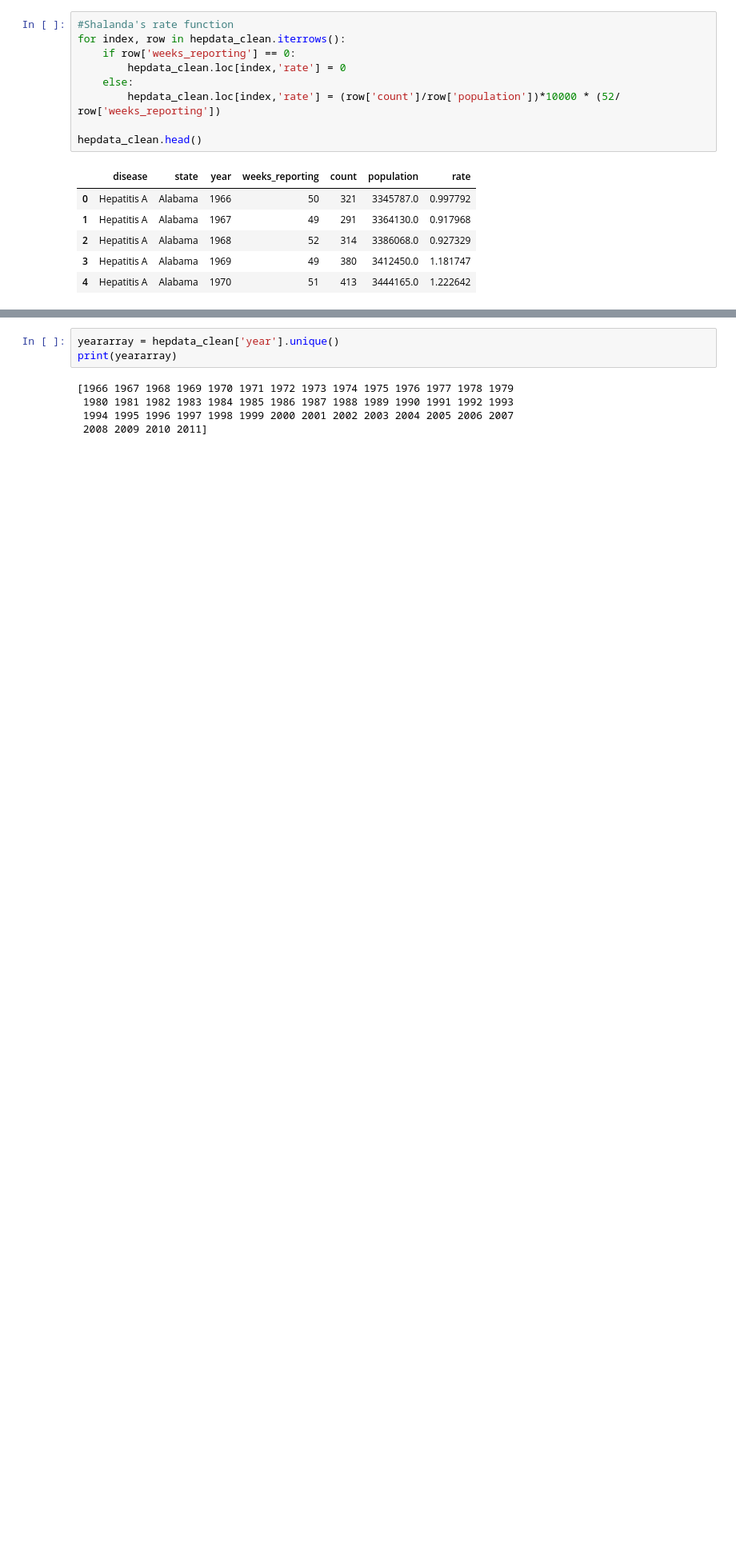
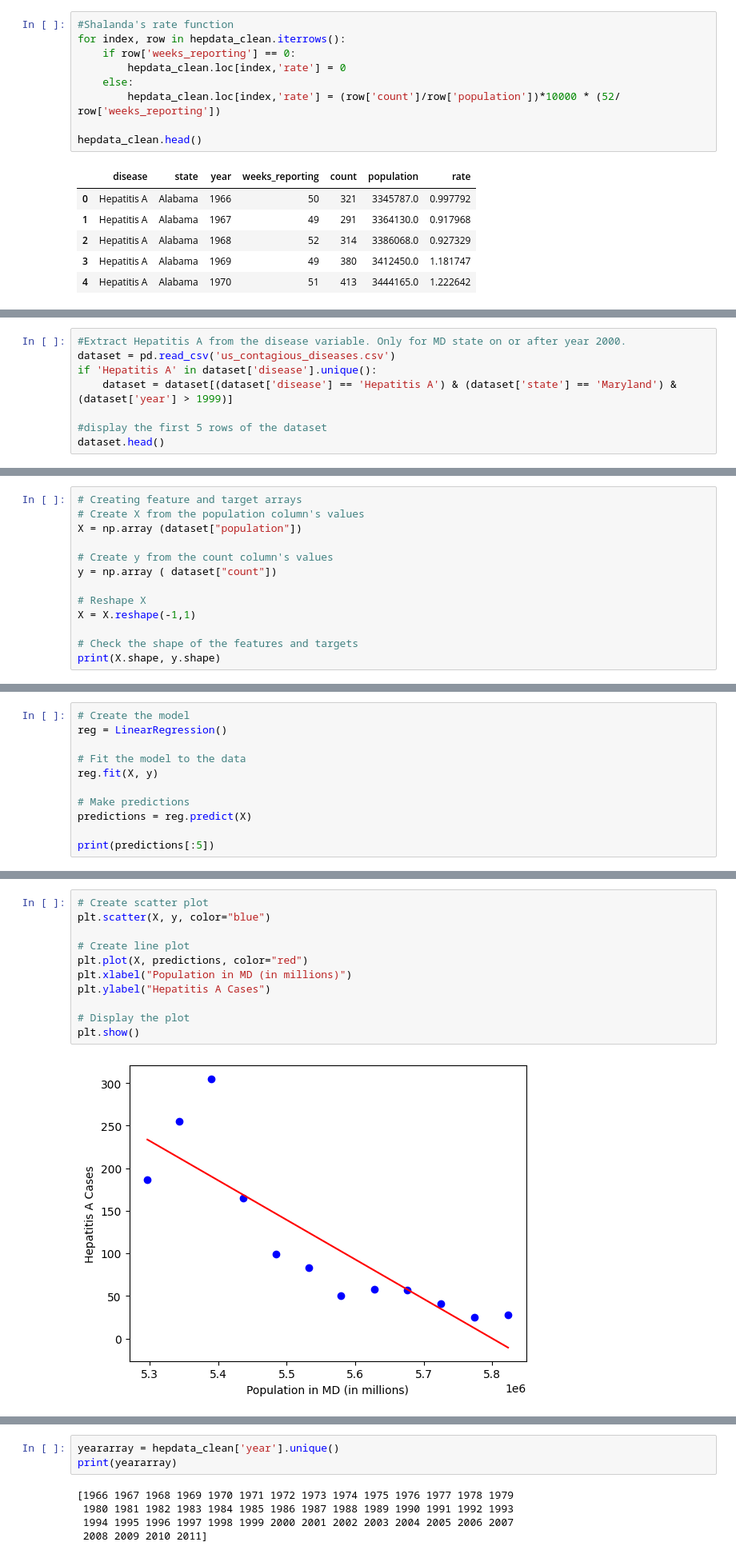
Before and after one commit to DataPlant/DataProject2Dieases, a Jupyter notebook: ProjectData2.ipynb, the cells around one changed output, grey strips where cells are left out. Shown: that part at 80% size. Cells and saved outputs as stored; diff of their text form; blank space fills up the shorter version.

```diff
--- a/ProjectData2.ipynb
+++ b/ProjectData2.ipynb
@@ -38,0 +102,8 @@ hepdata_clean.head()
+# %%
+#Extract Hepatitis A from the disease variable. Only for MD state on or after year 2000.
+dataset = pd.read_csv('us_contagious_diseases.csv')
+if 'Hepatitis A' in dataset['disease'].unique():
+    dataset = dataset[(dataset['disease'] == 'Hepatitis A') & (dataset['state'] == 'Maryland') & (dataset['year'] > 1999)]
+
+#display the first 5 rows of the dataset
+dataset.head()
@@ -38,0 +117,13 @@ hepdata_clean.head()
+# %%
+# Creating feature and target arrays
+# Create X from the population column's values
+X = np.array (dataset["population"])
+
+# Create y from the count column's values
+y = np.array ( dataset["count"])
+
+# Reshape X
+X = X.reshape(-1,1)
+
+# Check the shape of the features and targets
+print(X.shape, y.shape)
@@ -38,0 +132,11 @@ hepdata_clean.head()
+# %%
+# Create the model
+reg = LinearRegression()
+
+# Fit the model to the data
+reg.fit(X, y)
+
+# Make predictions
+predictions = reg.predict(X)
+
+print(predictions[:5])
@@ -38,0 +145,13 @@ hepdata_clean.head()
+# %%
+# Create scatter plot
+plt.scatter(X, y, color="blue")
+
+# Create line plot
+plt.plot(X, predictions, color="red")
+plt.xlabel("Population in MD (in millions)")
+plt.ylabel("Hepatitis A Cases")
+
+# Display the plot
+plt.show()
+# %% [output]
+[figure, added]
```
Also changed, not shown: parts of 34 cells of this notebook.
